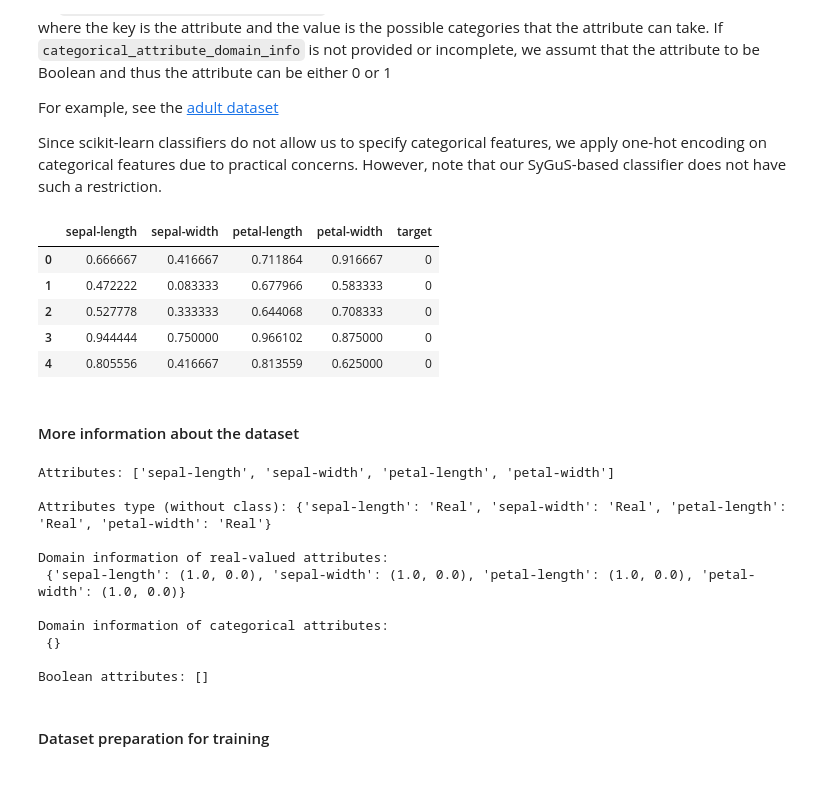
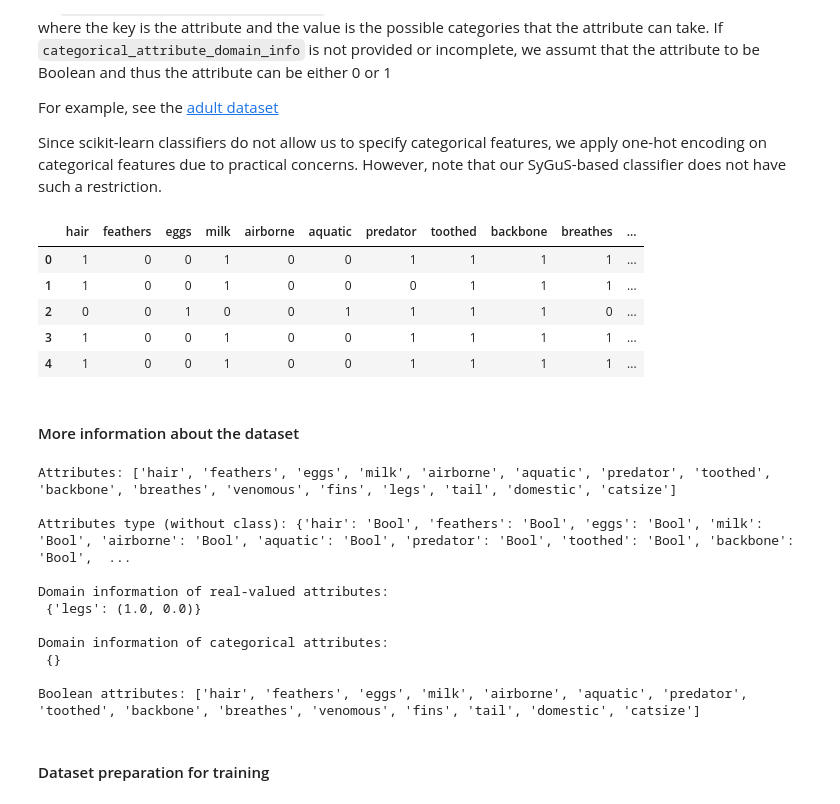
Before and after one commit to bishwamittra/pacX, a Jupyter notebook: documentation.ipynb, the cells around one changed output. Drawn from its saved outputs; the diff is of its cells as text; code cells hidden in the pictures.

```diff
--- a/documentation.ipynb
+++ b/documentation.ipynb
@@ -41,41 +41,44 @@ For example, see the [adult dataset](data/objects/adult.py)
 Since scikit-learn classifiers do not allow us to specify categorical features, we apply one-hot encoding on categorical features due to practical concerns. However, note that our SyGuS-based classifier does not have such a restriction.
 # %%
 # choose one dataset
-dataset = ['zoo', 'adult', 'iris', "anchor_adult"][2]
+dataset = ['zoo', 'adult', 'iris', "anchor_adult", "lore_compas"][0]
 
 df = None
 
 if(dataset == "zoo"):
     dataObj = zoo.Zoo()
     df = dataObj.get_df()
     # fix target class because zoo dataset has 7 classes while we support binary class datasets in this implementation
     target_class = [4]
     _temp = {}
     for i in range(1, len(df[dataObj.target].unique())+1):
         if(i in target_class):
             _temp[i] = 1
         else:
             _temp[i] = 0
     df[dataObj.target] = df[dataObj.target].map(_temp)
 elif(dataset == "adult"):
     dataObj = adult.Adult()
     df = dataObj.get_df()
 elif(dataset == "iris"):
     dataObj = iris.Iris()
     df = dataObj.get_df()
 elif(dataset == "anchor_adult"):
     dataObj = anchor_dataset_wrap.Anchor(dataset_name="adult")
     df = dataObj.get_df()
+elif(dataset == "lore_compas"):
+    dataObj = lore_dataset_wrap.Lore(dataset_name="compas")
+    df = dataObj.get_df()
 
 
 df.head()
 # %% [output]
-|  | sepal-length | sepal-width | petal-length | petal-width | target |
-| 0 | 0.666667 | 0.416667 | 0.711864 | 0.916667 | 0 |
-| 1 | 0.472222 | 0.083333 | 0.677966 | 0.583333 | 0 |
-| 2 | 0.527778 | 0.333333 | 0.644068 | 0.708333 | 0 |
-| 3 | 0.944444 | 0.750000 | 0.966102 | 0.875000 | 0 |
-| 4 | 0.805556 | 0.416667 | 0.813559 | 0.625000 | 0 |
+|  | hair | feathers | eggs | milk | airborne | aquatic | predator | toothed | backbone | breathes | ... |
+| 0 | 1 | 0 | 0 | 1 | 0 | 0 | 1 | 1 | 1 | 1 | ... |
+| 1 | 1 | 0 | 0 | 1 | 0 | 0 | 0 | 1 | 1 | 1 | ... |
+| 2 | 0 | 0 | 1 | 0 | 0 | 1 | 1 | 1 | 1 | 0 | ... |
+| 3 | 1 | 0 | 0 | 1 | 0 | 0 | 1 | 1 | 1 | 1 | ... |
+| 4 | 1 | 0 | 0 | 1 | 0 | 0 | 1 | 1 | 1 | 1 | ... |
 # %% [markdown]
 #### More information about the dataset
 # %%
@@ -85,17 +88,17 @@ print("Domain information of real-valued attributes:\n", dataObj.real_attribute_
 print("Domain information of categorical attributes:\n", dataObj.categorical_attribute_domain_info, "\n")
 print("Boolean attributes:", dataObj.Boolean_attributes)
 # %% [output]
-Attributes: ['sepal-length', 'sepal-width', 'petal-length', 'petal-width']
+Attributes: ['hair', 'feathers', 'eggs', 'milk', 'airborne', 'aquatic', 'predator', 'toothed', 'backbone', 'breathes', 'venomous', 'fins', 'legs', 'tail', 'domestic', 'catsize']
 
-Attributes type (without class): {'sepal-length': 'Real', 'sepal-width': 'Real', 'petal-length': 'Real', 'petal-width': 'Real'}
+Attributes type (without class): {'hair': 'Bool', 'feathers': 'Bool', 'eggs': 'Bool', 'milk': 'Bool', 'airborne': 'Bool', 'aquatic': 'Bool', 'predator': 'Bool', 'toothed': 'Bool', 'backbone': 'Bool',  ...
 
 Domain information of real-valued attributes:
- {'sepal-length': (1.0, 0.0), 'sepal-width': (1.0, 0.0), 'petal-length': (1.0, 0.0), 'petal-width': (1.0, 0.0)}
+ {'legs': (1.0, 0.0)}
 
 Domain information of categorical attributes:
  {}
 
-Boolean attributes: []
+Boolean attributes: ['hair', 'feathers', 'eggs', 'milk', 'airborne', 'aquatic', 'predator', 'toothed', 'backbone', 'breathes', 'venomous', 'fins', 'tail', 'domestic', 'catsize']
 # %% [markdown]
 #### Dataset preparation for training
 # %%
```
Also changed, not shown: parts of 8 cells of this notebook, 7 other files.
